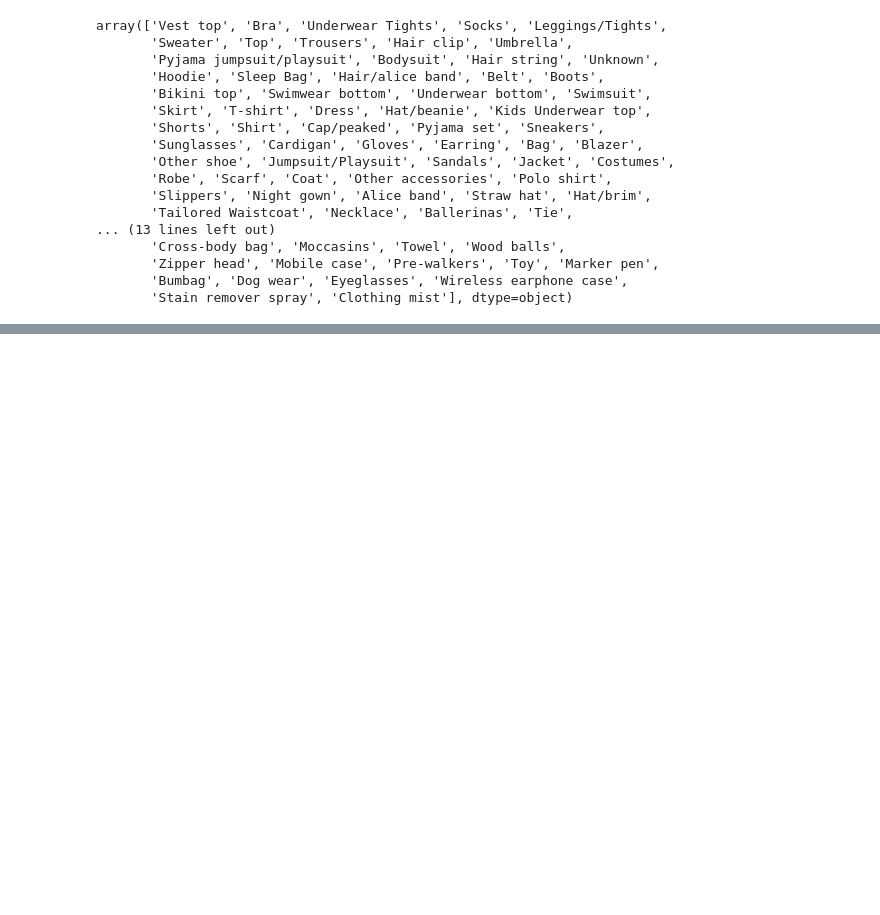
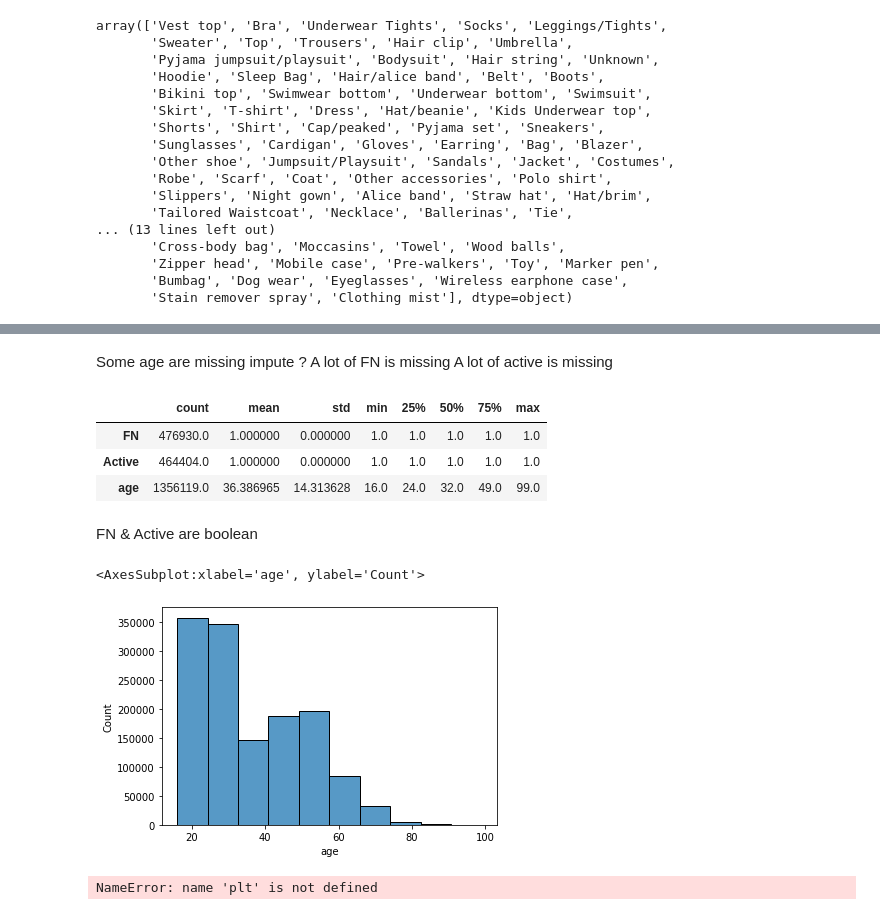
Before and after one commit to theflyingd/fashion-recommender, a Jupyter notebook: notebooks/EDA-Martin.ipynb, the cells around one changed output, grey strips where cells are left out. Cells and saved outputs as stored; diff of their text form; code cells hidden in the pictures; blank space fills up the shorter version.

```diff
--- a/notebooks/EDA-Martin.ipynb
+++ b/notebooks/EDA-Martin.ipynb
@@ -22,0 +21,5 @@ articles = pd.read_csv("../data/articles.csv")
+# %%
+articles = pd.read_csv("../data/articles.csv").sort_values ("article_id").reset_index(drop=True)
+custom = pd.read_csv("../data/customers.csv").sort_values("customer_id").reset_index(drop=True)
+trans= pd.read_csv("../data/transactions_train.csv").sort_values("customer_id").reset_index(drop=True)
+sample=pd.read_csv("../data/sample_submission.csv").sort_values("customer_id").reset_index(drop=True)
@@ -132,0 +660,23 @@ AttributeError: 'numpy.ndarray' object has no attribute 'count_values'
+# %% [markdown]
+Some age are missing impute ?
+A lot of FN is missing
+A lot of active is missing
+# %%
+custom.describe().T
+# %% [output]
+|  | count | mean | std | min | 25% | 50% | 75% | max |
+| FN | 476930.0 | 1.000000 | 0.000000 | 1.0 | 1.0 | 1.0 | 1.0 | 1.0 |
+| Active | 464404.0 | 1.000000 | 0.000000 | 1.0 | 1.0 | 1.0 | 1.0 | 1.0 |
+| age | 1356119.0 | 36.386965 | 14.313628 | 16.0 | 24.0 | 32.0 | 49.0 | 99.0 |
+# %% [markdown]
+FN & Active are boolean
+# %%
+sns.histplot(custom["age"],bins=10)
+# %% [output]
+<AxesSubplot:xlabel='age', ylabel='Count'>
+[figure, added]
+# %%
+fig = plt.figure(figsize=(20,10))
+fig = sns.histplot(data=custom, x="age",  hue="club_member_status")
+# %% [output]
+NameError: name 'plt' is not defined
```
Also changed, not shown: parts of 77 cells of this notebook, 1 other file.
